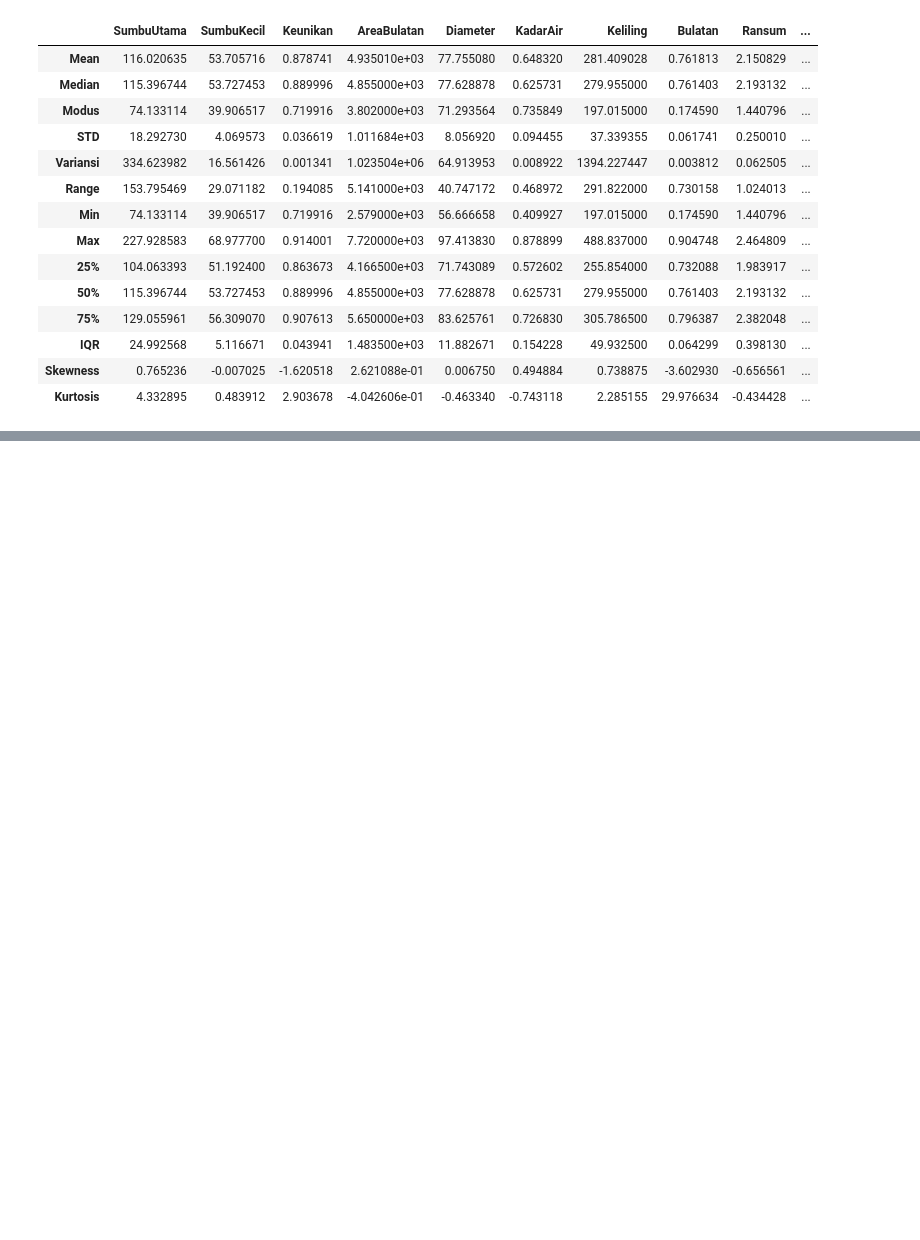
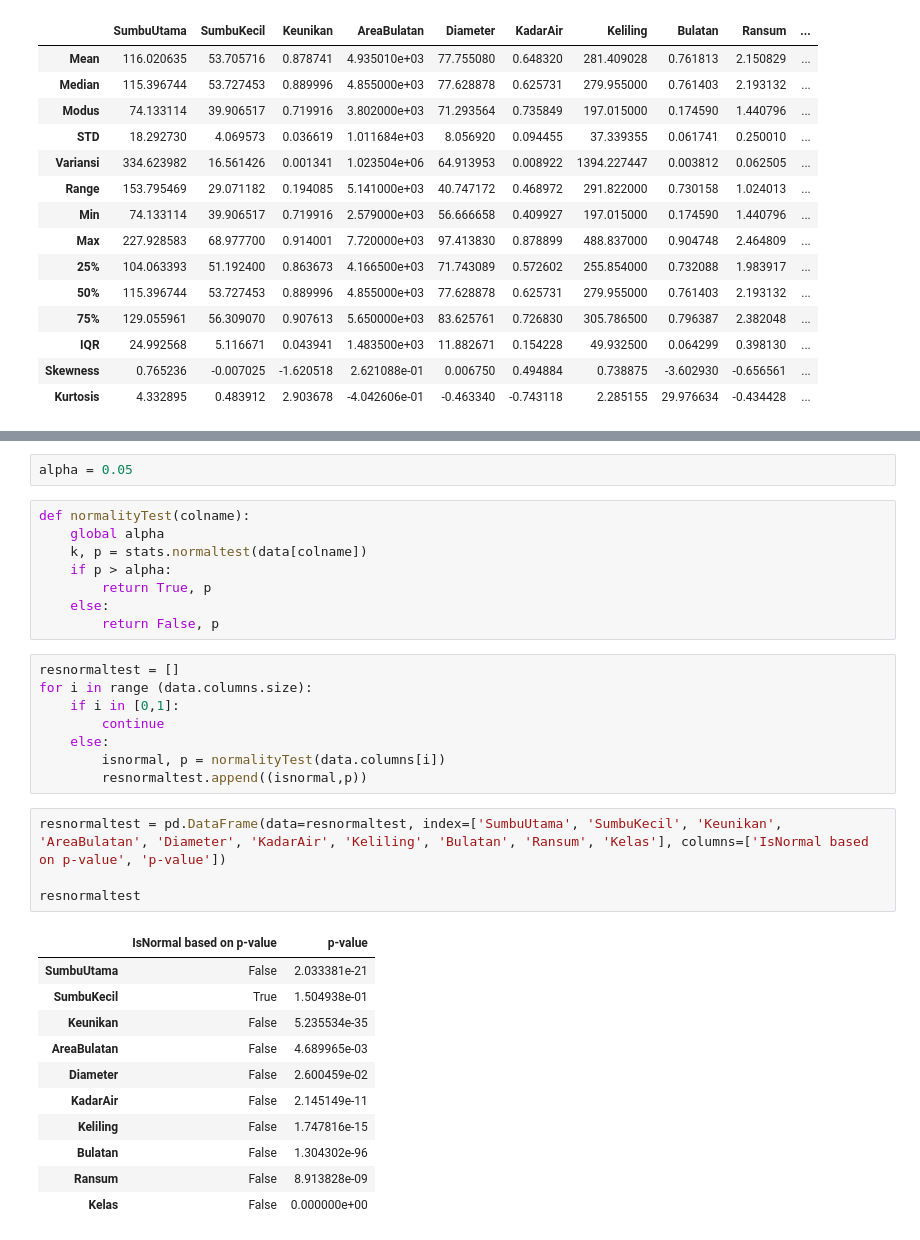
Before and after one commit to alifbhadrika/data-statistical-analysis, a Jupyter notebook: statistic.ipynb, the cells around one changed output, grey strips where cells are left out. Drawn from its saved outputs; the diff is of its cells as text; blank space fills up the shorter version.

Commit message:
normality test fucn

```diff
--- a/statistic.ipynb
+++ b/statistic.ipynb
@@ -43,0 +67,34 @@ descstats
+# %%
+alpha = 0.05
+# %%
+def normalityTest(colname):
+    global alpha
+    k, p = stats.normaltest(data[colname])
+    if p > alpha:
+        return True, p
+    else:
+        return False, p
+# %%
+resnormaltest = []
+for i in range (data.columns.size):
+    if i in [0,1]:
+        continue
+    else:
+        isnormal, p = normalityTest(data.columns[i])
+        resnormaltest.append((isnormal,p))
+# %%
+resnormaltest = pd.DataFrame(data=resnormaltest, index=['SumbuUtama', 'SumbuKecil', 'Keunikan', 'AreaBulatan', 'Diameter', 'KadarAir', 'Keliling', 'Bulatan', 'Ransum', 'Kelas'], columns=['IsNormal based on p-value', 'p-value'])
+
+resnormaltest
+# %% [output]
+|  | IsNormal based on p-value | p-value |
+| SumbuUtama | False | 2.033381e-21 |
+| SumbuKecil | True | 1.504938e-01 |
+| Keunikan | False | 5.235534e-35 |
+| AreaBulatan | False | 4.689965e-03 |
+| Diameter | False | 2.600459e-02 |
+| KadarAir | False | 2.145149e-11 |
+| Keliling | False | 1.747816e-15 |
+| Bulatan | False | 1.304302e-96 |
+| Ransum | False | 8.913828e-09 |
+| Kelas | False | 0.000000e+00 |
```
Also changed, not shown: parts of 7 cells of this notebook.
